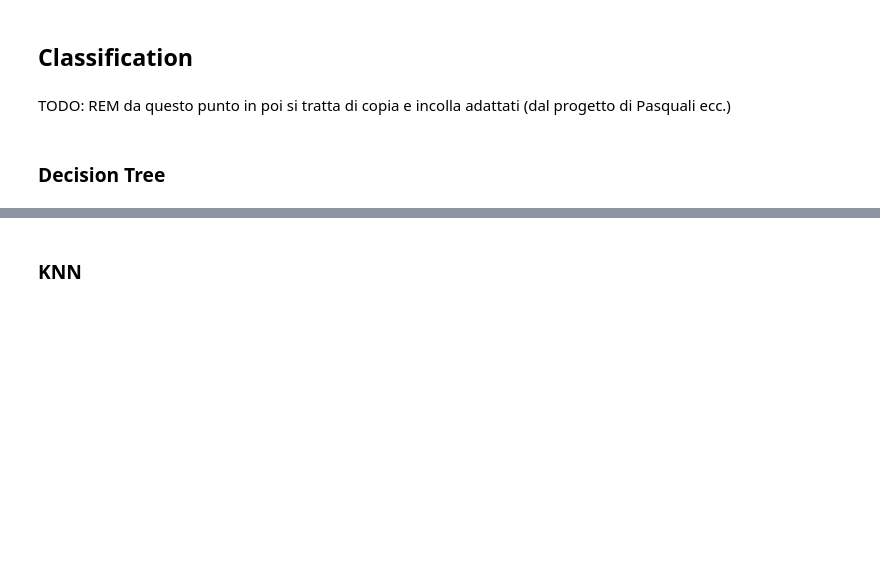
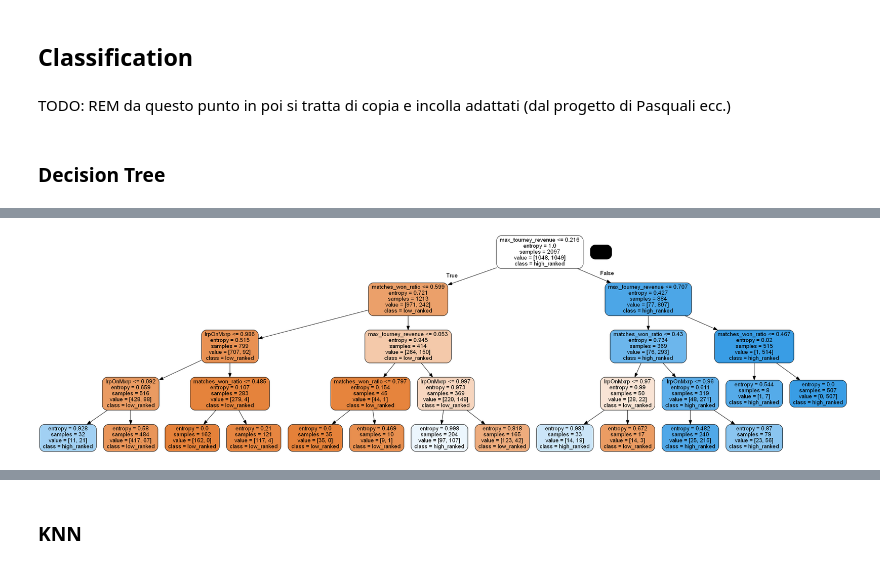
Before and after one commit to reuseman/tennis-match-analysis, a Jupyter notebook: 4_classification.ipynb, the cells around one changed output, grey strips where cells are left out. Drawn from its saved outputs; the diff is of its cells as text; code cells hidden in the pictures; blank space fills up the shorter version.

Commit message:
First GridSearchCv trials
On Decision Trees.

```diff
--- a/4_classification.ipynb
+++ b/4_classification.ipynb
@@ -47,3 +82,10 @@ TODO: REM da questo punto in poi si tratta di copia e incolla adattati (dal prog
 ### Decision Tree
 # %%
 from sklearn import tree
+# %%
+parameters = {'criterion':['gini','entropy'],'max_depth':[2, 3, 4]}
+clf = GridSearchCV(tree.DecisionTreeClassifier(), parameters, cv=5)
+clf.fit(train_set, train_label)
+pd.DataFrame(clf.cv_results_)[['params', 'mean_test_score']].sort_values('mean_test_score', ascending = False)
+
+#TODO: REM clf.best_score_, clf.best_params_
@@ -50,21 +100,23 @@ from sklearn import tree
 # %%
-dt = tree.DecisionTreeClassifier(criterion='gini', splitter='best',
-                                  max_depth=3,
+dt = tree.DecisionTreeClassifier(criterion=clf.best_params_['criterion'], splitter='best',
+                                  max_depth=clf.best_params_['max_depth'],
                                   min_samples_split=3, min_samples_leaf=8)
 dt = dt.fit(train_set, train_label)
 # %%
 from IPython.display import Image
 import pydotplus
 
-classes = ['low ranked', 'high ranked']
+classes = ['low_ranked', 'high_ranked']
 dot_data = tree.export_graphviz(dt, out_file=None,
                          feature_names=list(train_set.columns),
                          class_names=classes,
                          filled=True, rounded=True)
 graph = pydotplus.graph_from_dot_data(dot_data)
 Image(graph.create_png())
 
 #TODO: problema, cos'è il rettangolo nero?
+# %% [output]
+[figure, added]
 # %%
 
 
```
Also changed, not shown: parts of 9 cells of this notebook.
